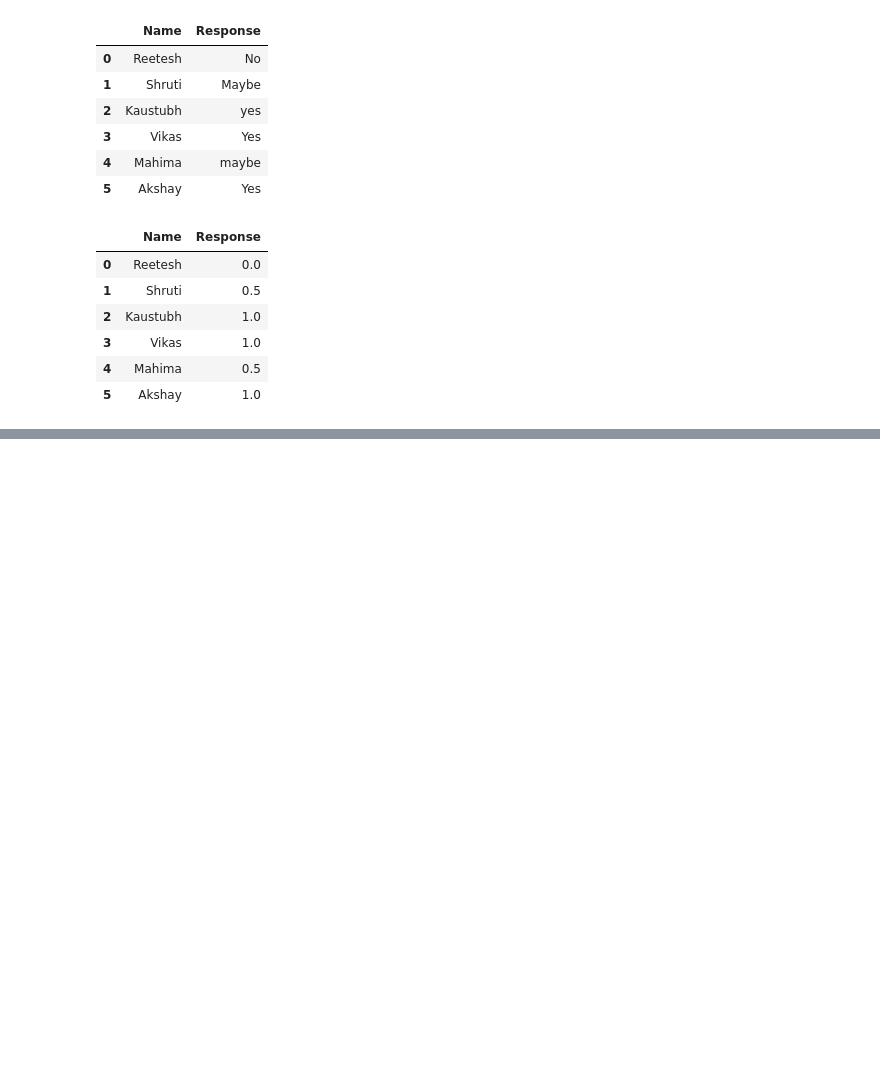
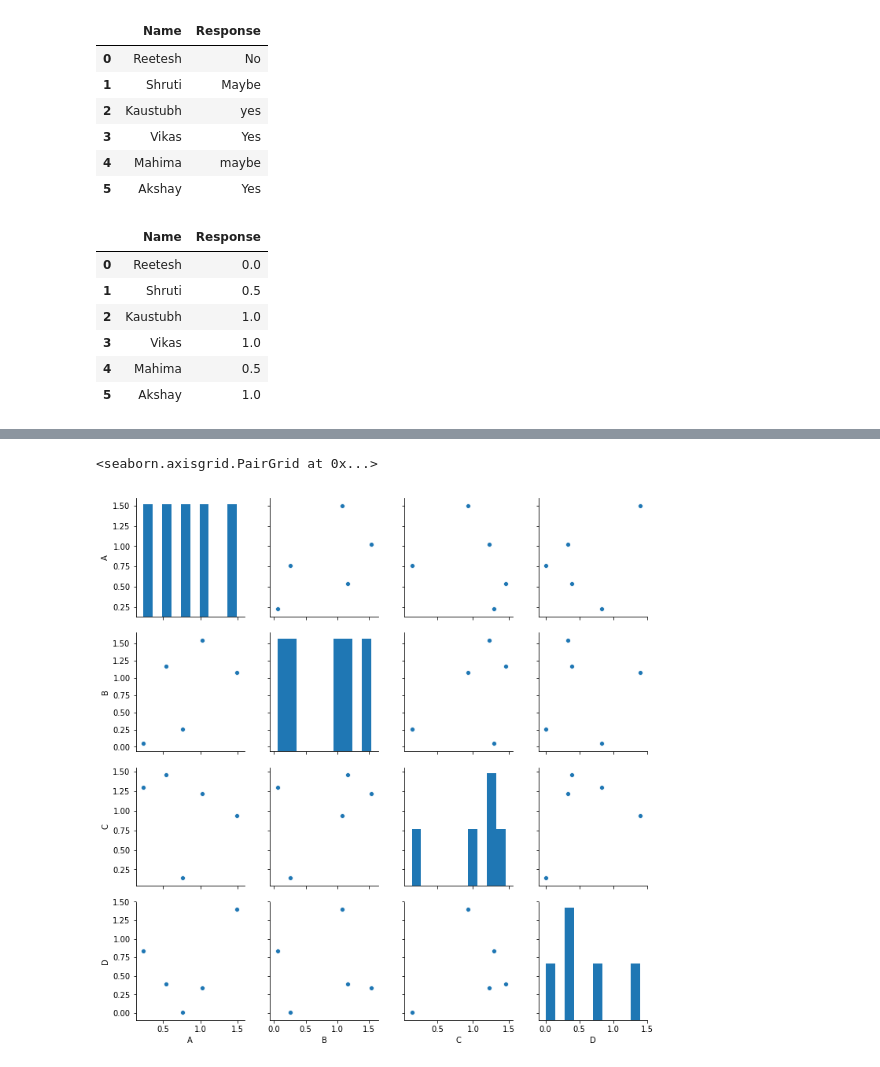
Before and after one commit to vamsigp/IIIT-B, a Jupyter notebook: 1. Statistics and Machine Learning/8. Linear Regression/4. Multiple Linear Regression/InQuiz.ipynb, the cells around one changed output, grey strips where cells are left out. Saved outputs shown, nothing was run; the diff lists cells and outputs as text; code cells hidden in the pictures; blank space fills up the shorter version.

```diff
--- a/1. Statistics and Machine Learning/8. Linear Regression/4. Multiple Linear Regression/InQuiz.ipynb
+++ b/1. Statistics and Machine Learning/8. Linear Regression/4. Multiple Linear Regression/InQuiz.ipynb
@@ -74,3 +74,14 @@ df
 | 3 | Vikas | 1.0 |
 | 4 | Mahima | 0.5 |
 | 5 | Akshay | 1.0 |
+# %%
+import numpy as np
+from pandas import DataFrame
+import seaborn as sns
+%matplotlib inline
+
+Index= ['aaa', 'bbb', 'ccc', 'ddd', 'eee']
+Cols = ['A', 'B', 'C', 'D']
+df_temp = DataFrame(abs(np.random.randn(5, 4)), index=Index, columns=Cols)
+
+print(df_temp)
@@ -76,0 +103,5 @@ df
+# %%
+sns.pairplot(df_temp)
+# %% [output]
+<seaborn.axisgrid.PairGrid at 0x...>
+[figure, added]
```
Also changed, not shown: parts of 7 cells of this notebook, 10 other files.
